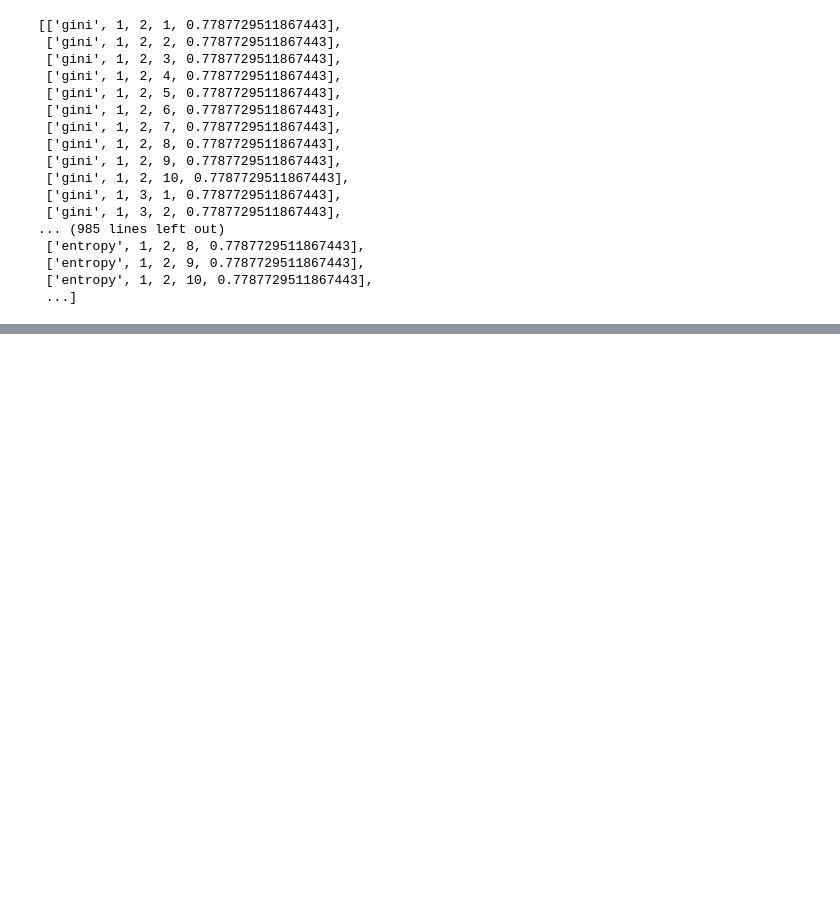
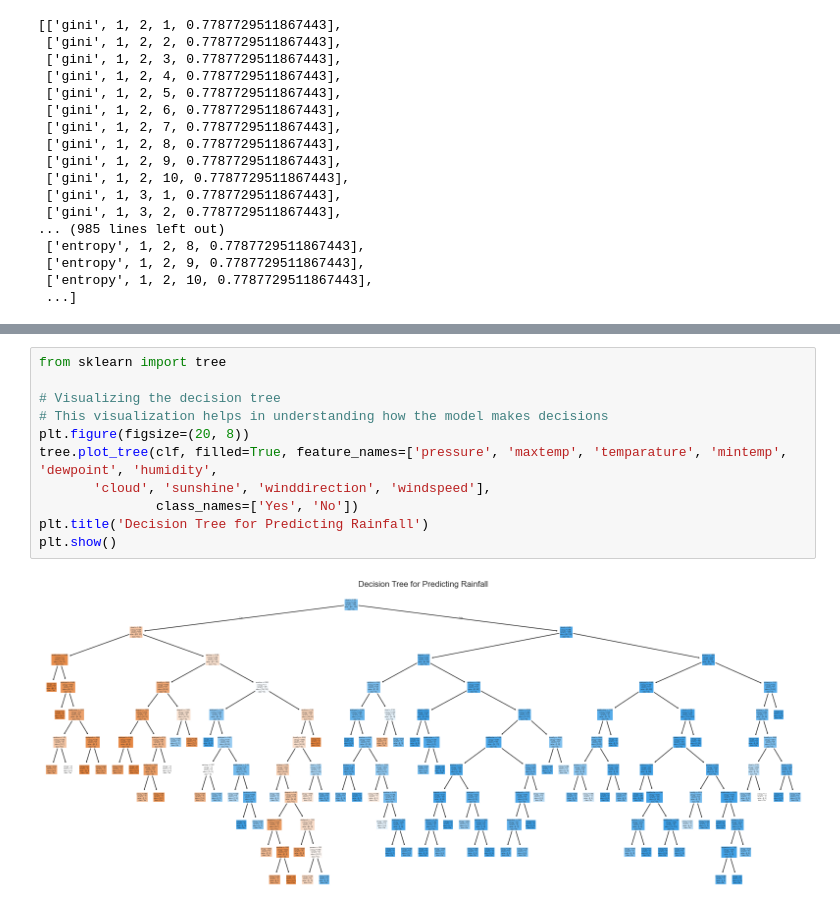
Before and after one commit to Keroshi/Kaggle-Binary-Prediction-of-Rainfall-Challenge, a Jupyter notebook: training_DTC.ipynb, the cells around one changed output, grey strips where cells are left out. Drawn from its saved outputs; the diff is of its cells as text; blank space fills up the shorter version.

```diff
--- a/training_DTC.ipynb
+++ b/training_DTC.ipynb
@@ -170,0 +169,13 @@ plt.show()
+# %%
+from sklearn import tree
+
+# Visualizing the decision tree
+# This visualization helps in understanding how the model makes decisions
+plt.figure(figsize=(20, 8))
+tree.plot_tree(clf, filled=True, feature_names=['pressure', 'maxtemp', 'temparature', 'mintemp', 'dewpoint', 'humidity',
+       'cloud', 'sunshine', 'winddirection', 'windspeed'],
+               class_names=['Yes', 'No'])
+plt.title('Decision Tree for Predicting Rainfall')
+plt.show()
+# %% [output]
+[figure, added]
```
Also changed, not shown: parts of 5 cells of this notebook, 16 other files.
